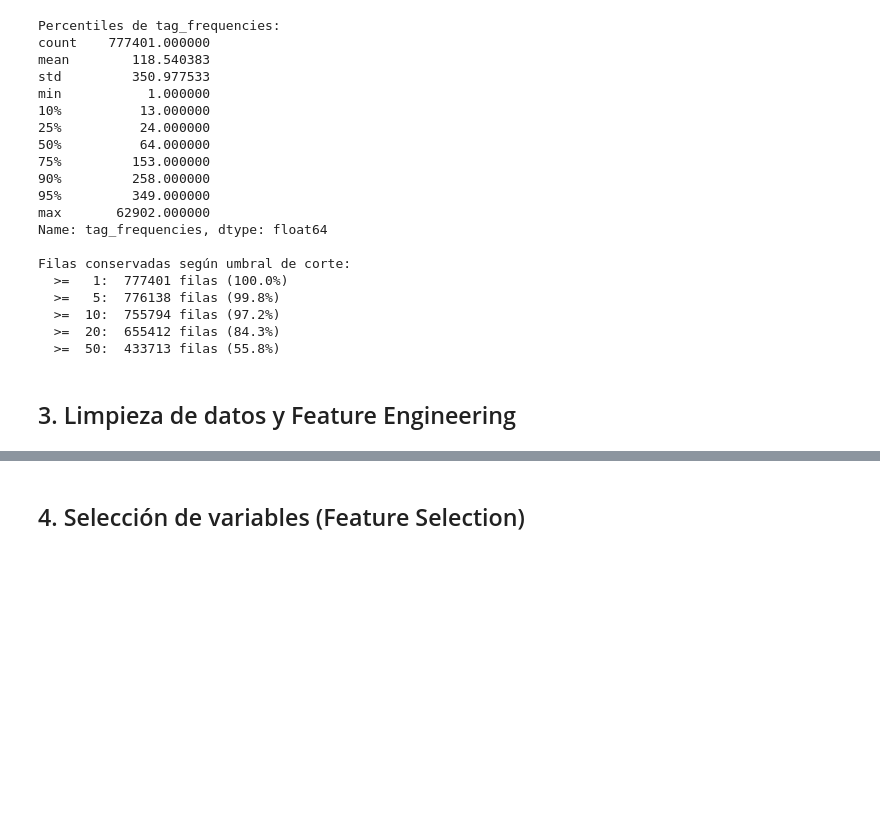
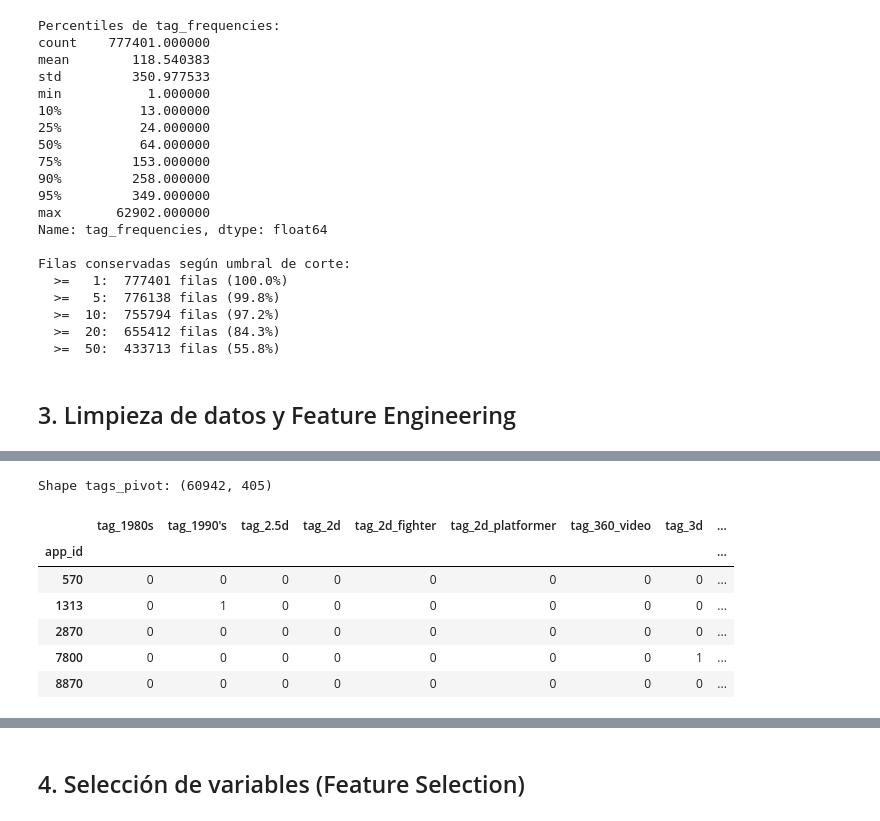
Before and after one commit to HichiroXD/Proyecto_IA_1, a Jupyter notebook: notebook/steam_analysis.ipynb, the cells around one changed output, grey strips where cells are left out. Saved outputs shown, nothing was run; the diff lists cells and outputs as text; code cells hidden in the pictures; blank space fills up the shorter version.

```diff
--- a/notebook/steam_analysis.ipynb
+++ b/notebook/steam_analysis.ipynb
@@ -201,0 +262,25 @@ Filas conservadas según umbral de corte:
+# %%
+TAG_FREQ_THRESHOLD = 10
+
+df_tags_filtered = df_tags[df_tags['tag_frequencies'] >= TAG_FREQ_THRESHOLD]
+
+tags_pivot = (
+    df_tags_filtered.groupby(['app_id', 'tags']).size()
+    .unstack(fill_value=0)
+    .clip(upper=1)
+)
+tags_pivot.columns = [
+    'tag_' + t.lower().replace(' ', '_').replace('-', '_') for t in tags_pivot.columns
+]
+
+print('Shape tags_pivot:', tags_pivot.shape)
+tags_pivot.head()
+# %% [output]
+Shape tags_pivot: (60942, 405)
+|  | tag_1980s | tag_1990's | tag_2.5d | tag_2d | tag_2d_fighter | tag_2d_platformer | tag_360_video | tag_3d | ... |
+| app_id |  |  |  |  |  |  |  |  | ... |
+| 570 | 0 | 0 | 0 | 0 | 0 | 0 | 0 | 0 | ... |
+| 1313 | 0 | 1 | 0 | 0 | 0 | 0 | 0 | 0 | ... |
+| 2870 | 0 | 0 | 0 | 0 | 0 | 0 | 0 | 0 | ... |
+| 7800 | 0 | 0 | 0 | 0 | 0 | 0 | 0 | 1 | ... |
+| 8870 | 0 | 0 | 0 | 0 | 0 | 0 | 0 | 0 | ... |
```
Also changed, not shown: parts of 8 cells of this notebook.
